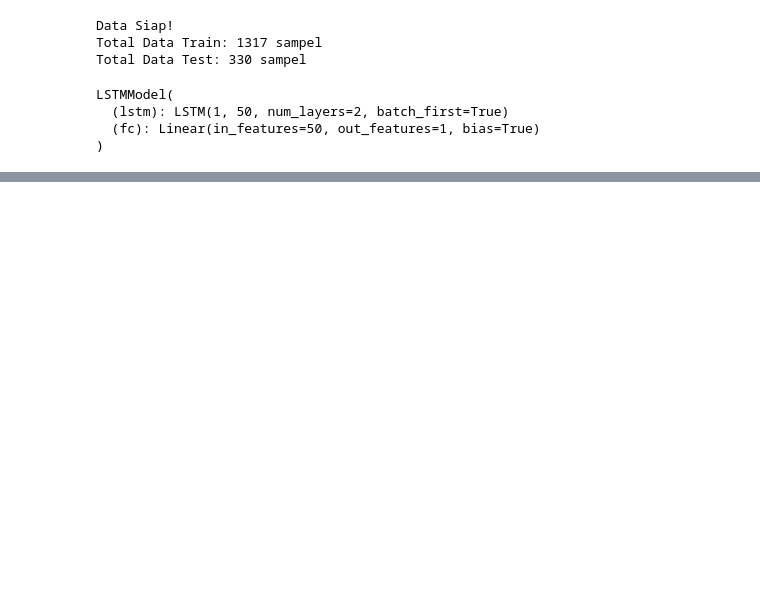
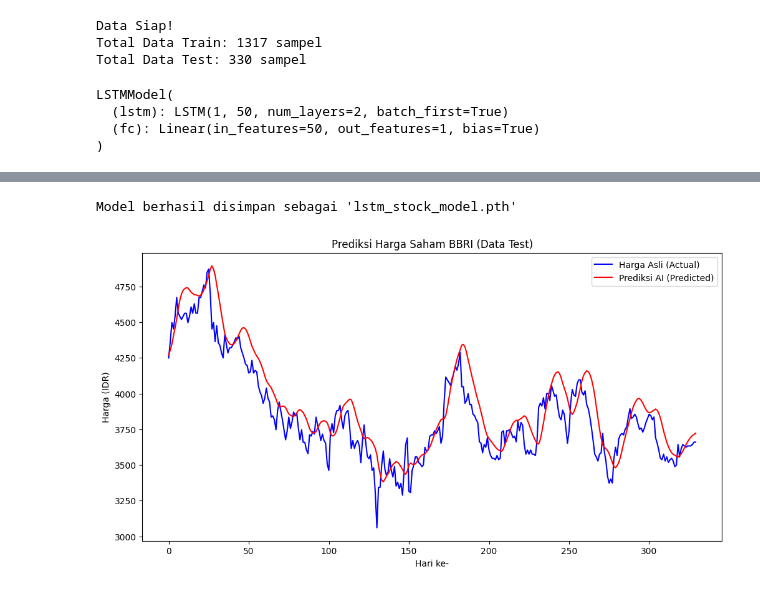
Before and after one commit to Anxten/stock-prediction-research, a Jupyter notebook: notebooks/03_model_training.ipynb, the cells around one changed output, grey strips where cells are left out. Drawn from its saved outputs; the diff is of its cells as text; code cells hidden in the pictures; blank space fills up the shorter version.

Commit message:
Fix: Save uncommitted changes for training and visualization logic

```diff
--- a/notebooks/03_model_training.ipynb
+++ b/notebooks/03_model_training.ipynb
@@ -112,0 +113,29 @@ Epoch [20/20], Loss: 0.000387
+# %%
+torch.save(model.state_dict(), 'lstm_stock_model.pth')
+print("Model berhasil disimpan sebagai 'lstm_stock_model.pth'")
+# %% [output]
+Model berhasil disimpan sebagai 'lstm_stock_model.pth'
+# %%
+import matplotlib.pyplot as plt
+
+model.eval() # Set mode ke evaluasi (matikan dropout/training specific features)
+
+with torch.no_grad(): # Matikan gradien (hemat memori karena gak perlu backprop)
+    # Prediksi data test
+    test_predictions = model(X_test).cpu().numpy()
+
+    # Kembalikan angka 0-1 menjadi harga Rupiah asli
+    test_predictions = scaler.inverse_transform(test_predictions)
+    actual_prices = scaler.inverse_transform(y_test.cpu().numpy())
+
+# Plotting
+plt.figure(figsize=(12,6))
+plt.plot(actual_prices, label='Harga Asli (Actual)', color='blue')
+plt.plot(test_predictions, label='Prediksi AI (Predicted)', color='red')
+plt.title('Prediksi Harga Saham BBRI (Data Test)')
+plt.xlabel('Hari ke-')
+plt.ylabel('Harga (IDR)')
+plt.legend()
+plt.show()
+# %% [output]
+[figure, added]
```
Also changed, not shown: parts of 1 cell of this notebook.
